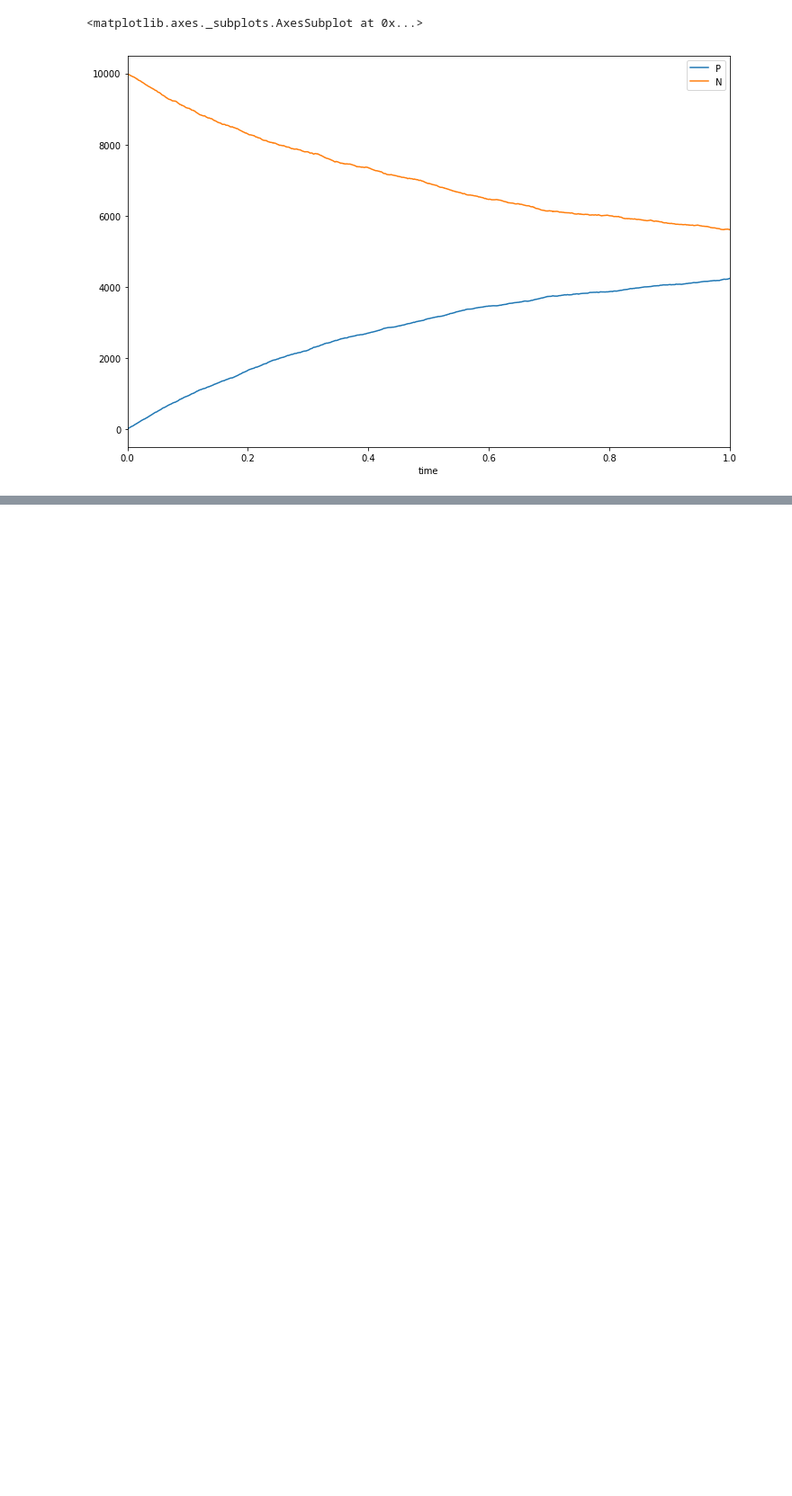
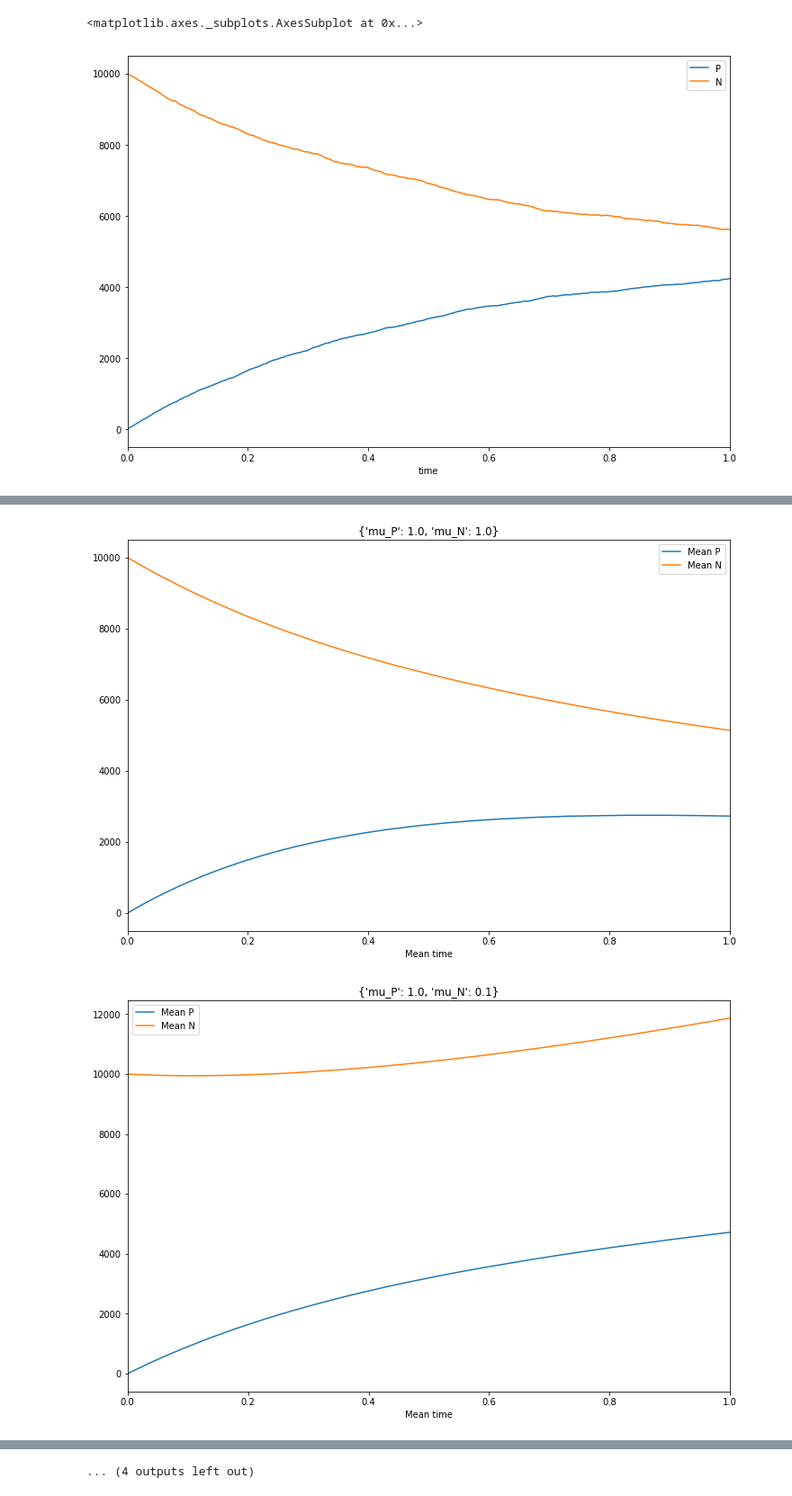
Before and after one commit to ctogle/mini_gillespiem, a Jupyter notebook: PN_model.ipynb, the cells around one changed output, grey strips where cells are left out. Shown at 90% size. Drawn from its saved outputs; the diff is of its cells as text; code cells hidden in the pictures; blank space fills up the shorter version.

```diff
--- a/PN_model.ipynb
+++ b/PN_model.ipynb
@@ -165,0 +156,9 @@ pscans
+# %%
+mean_scan = pscans[0]
+for i, location in pspace.iterrows():
+    targets, data = mean_scan.loc[i]
+    ax = pd.DataFrame(OrderedDict(zip(targets, data))).plot(x='Mean time', kind='line', figsize=(12, 8))
+    ax.set_title(dict(location))
+# %% [output]
+[figure, added]
+[figure, added]
@@ -165,0 +175 @@ pscans
+... (4 outputs left out)
```
Also changed, not shown: parts of 16 cells of this notebook, 5 other files.
